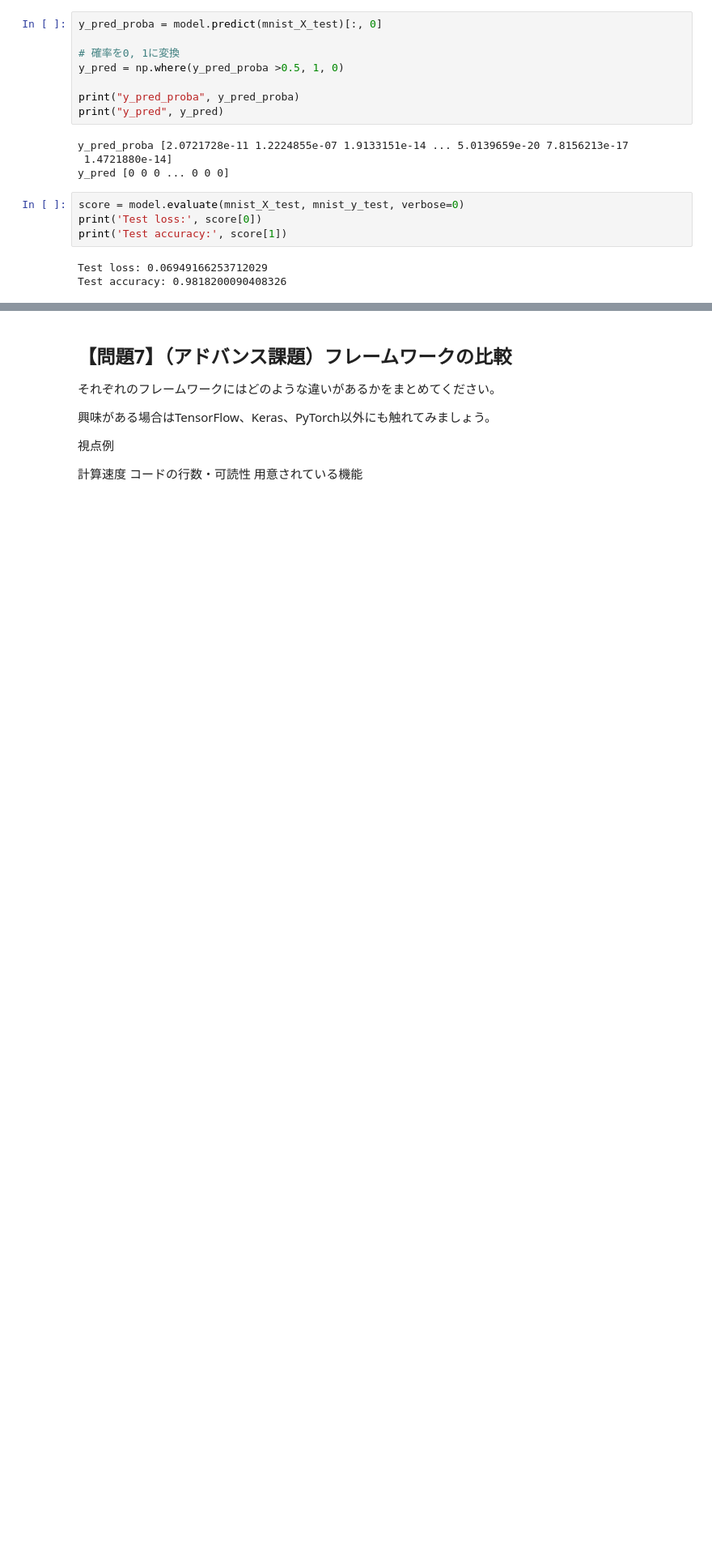
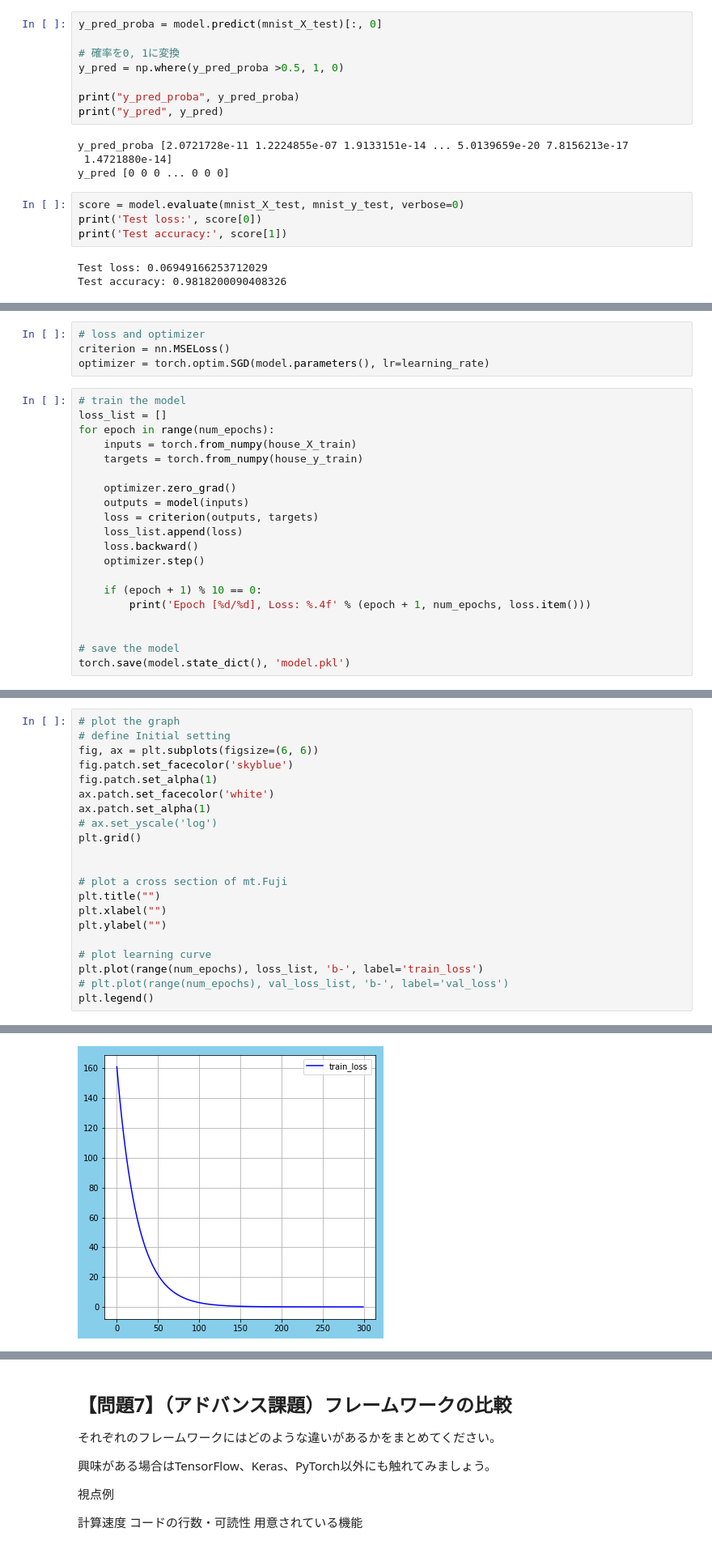
Before and after one commit to Yohei-Kawakami/diveintocode-ml, a Jupyter notebook: splint15/sprint15_dnn_framework2.ipynb, the cells around one changed output, grey strips where cells are left out. Shown: that part at 81% size. Cells and saved outputs as stored; diff of their text form; blank space fills up the shorter version.

```diff
--- a/splint15/sprint15_dnn_framework2.ipynb
+++ b/splint15/sprint15_dnn_framework2.ipynb
@@ -600,0 +883,24 @@ Test accuracy: 0.9818200090408326
+# %%
+# loss and optimizer
+criterion = nn.MSELoss()
+optimizer = torch.optim.SGD(model.parameters(), lr=learning_rate)
+# %%
+# train the model
+loss_list = []
+for epoch in range(num_epochs):
+    inputs = torch.from_numpy(house_X_train)
+    targets = torch.from_numpy(house_y_train)
+
+    optimizer.zero_grad()
+    outputs = model(inputs)
+    loss = criterion(outputs, targets)
+    loss_list.append(loss)
+    loss.backward()
+    optimizer.step()
+
+    if (epoch + 1) % 10 == 0:
+        print('Epoch [%d/%d], Loss: %.4f' % (epoch + 1, num_epochs, loss.item()))
+
+
+# save the model
+torch.save(model.state_dict(), 'model.pkl')
@@ -600,0 +972,22 @@ Test accuracy: 0.9818200090408326
+# %%
+# plot the graph
+# define Initial setting
+fig, ax = plt.subplots(figsize=(6, 6))
+fig.patch.set_facecolor('skyblue')
+fig.patch.set_alpha(1)
+ax.patch.set_facecolor('white')
+ax.patch.set_alpha(1)
+# ax.set_yscale('log')
+plt.grid()
+
+
+# plot a cross section of mt.Fuji
+plt.title("")
+plt.xlabel("")
+plt.ylabel("")
+
+# plot learning curve
+plt.plot(range(num_epochs), loss_list, 'b-', label='train_loss')
+# plt.plot(range(num_epochs), val_loss_list, 'b-', label='val_loss')
+plt.legend()
+# %% [output]
@@ -600,0 +995 @@ Test accuracy: 0.9818200090408326
+[figure, added]
```
Also changed, not shown: parts of 43 cells of this notebook, 2 other files.
